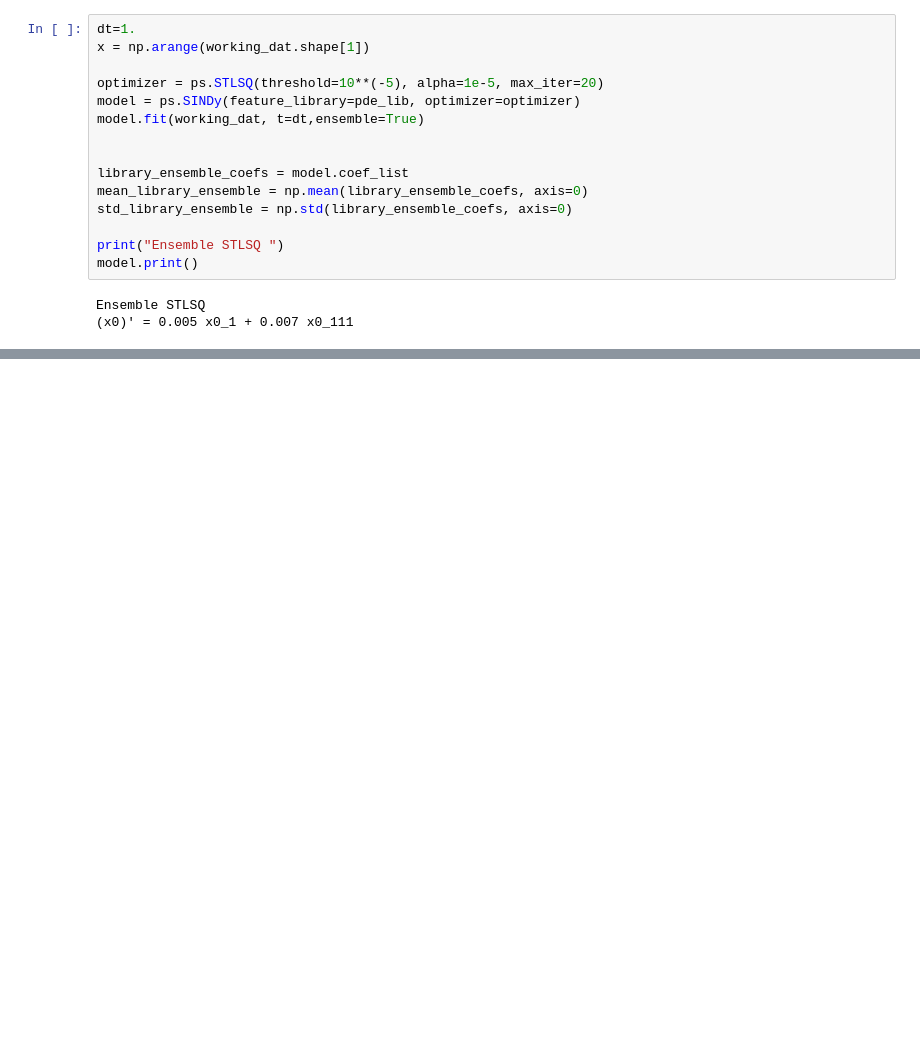
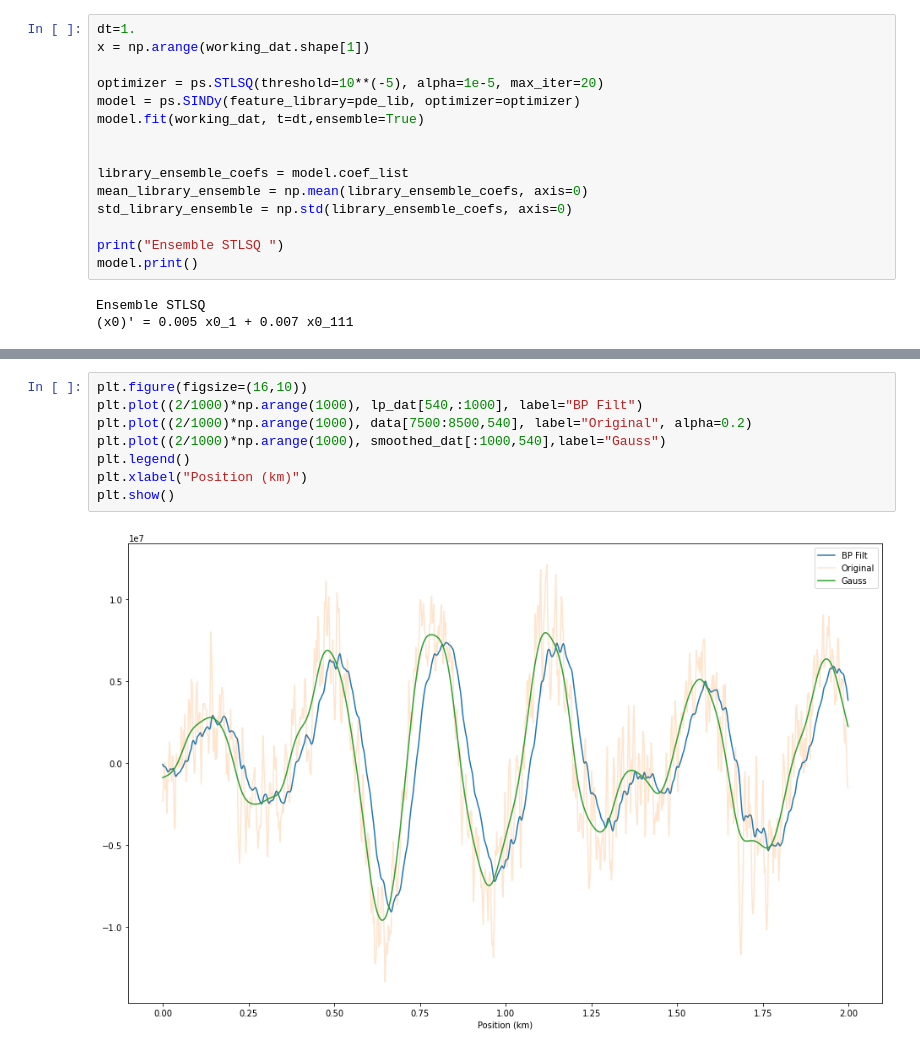
Before and after one commit to Laurd11/sindy-das-new, a Jupyter notebook: extras-testing.ipynb, the cells around one changed output, grey strips where cells are left out. Drawn from its saved outputs; the diff is of its cells as text; blank space fills up the shorter version.

```diff
--- a/extras-testing.ipynb
+++ b/extras-testing.ipynb
@@ -278,0 +346,10 @@ Ensemble STLSQ
+# %%
+plt.figure(figsize=(16,10))
+plt.plot((2/1000)*np.arange(1000), lp_dat[540,:1000], label="BP Filt")
+plt.plot((2/1000)*np.arange(1000), data[7500:8500,540], label="Original", alpha=0.2)
+plt.plot((2/1000)*np.arange(1000), smoothed_dat[:1000,540],label="Gauss")
+plt.legend()
+plt.xlabel("Position (km)")
+plt.show()
+# %% [output]
+[figure, added]
```
Also changed, not shown: parts of 14 cells of this notebook, 2 other files.
